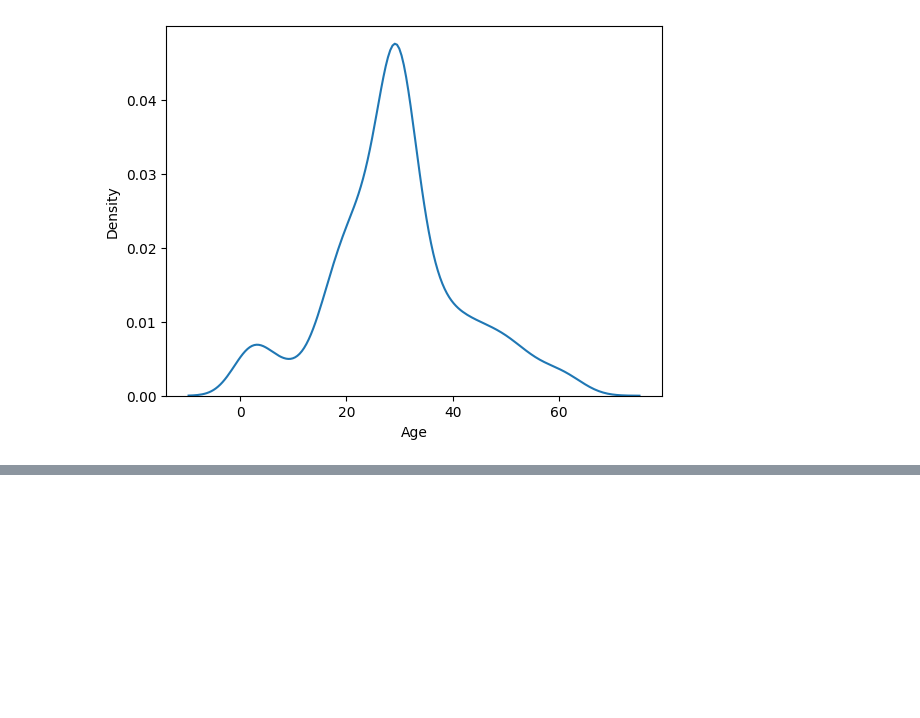
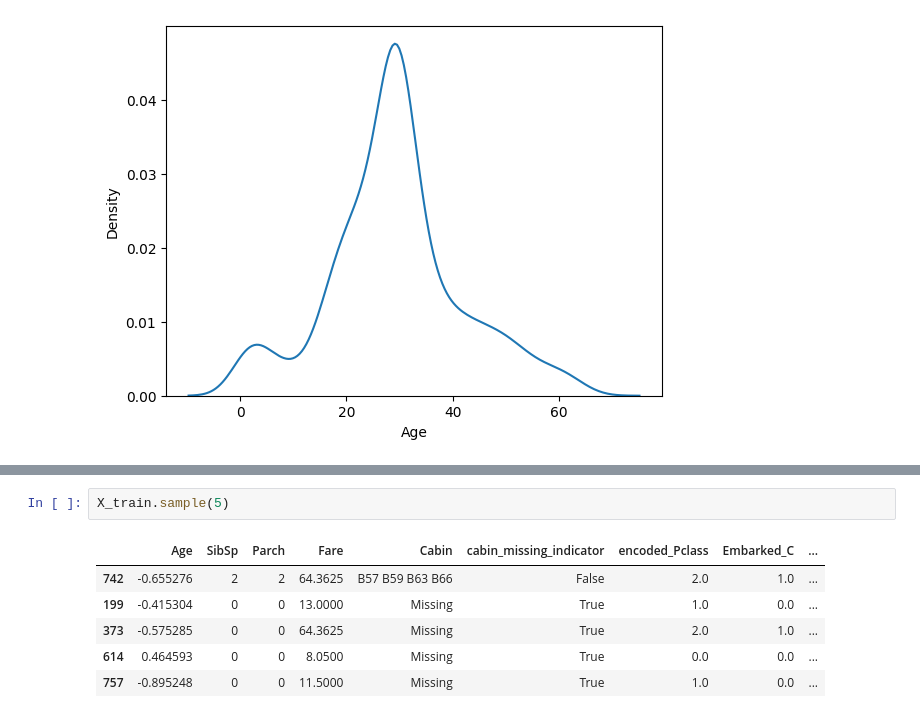
Before and after one commit to AlgoAbrar/Phitron_Ai_ML, a Jupyter notebook: Month_02_Machine_Learning/Module_08/scaling.ipynb, the cells around one changed output, grey strips where cells are left out. Saved outputs shown, nothing was run; the diff lists cells and outputs as text; blank space fills up the shorter version.

```diff
--- a/Month_02_Machine_Learning/Module_08/scaling.ipynb
+++ b/Month_02_Machine_Learning/Module_08/scaling.ipynb
@@ -904,0 +914,9 @@ sns.kdeplot(data = X_train, x='Age')
+# %%
+X_train.sample(5)
+# %% [output]
+|  | Age | SibSp | Parch | Fare | Cabin | cabin_missing_indicator | encoded_Pclass | Embarked_C | ... |
+| 742 | -0.655276 | 2 | 2 | 64.3625 | B57 B59 B63 B66 | False | 2.0 | 1.0 | ... |
+| 199 | -0.415304 | 0 | 0 | 13.0000 | Missing | True | 1.0 | 0.0 | ... |
+| 373 | -0.575285 | 0 | 0 | 64.3625 | Missing | True | 2.0 | 1.0 | ... |
+| 614 | 0.464593 | 0 | 0 | 8.0500 | Missing | True | 0.0 | 0.0 | ... |
+| 757 | -0.895248 | 0 | 0 | 11.5000 | Missing | True | 1.0 | 0.0 | ... |
```
Also changed, not shown: parts of 4 cells of this notebook.
